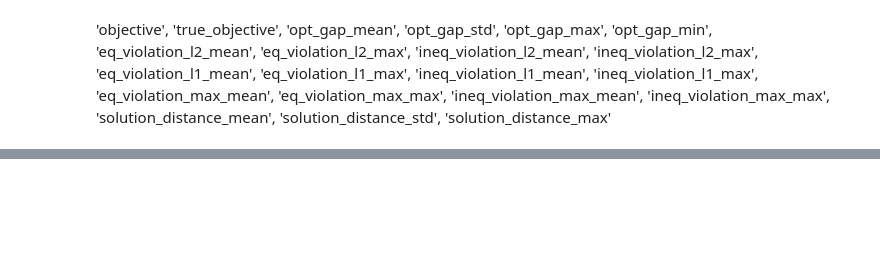
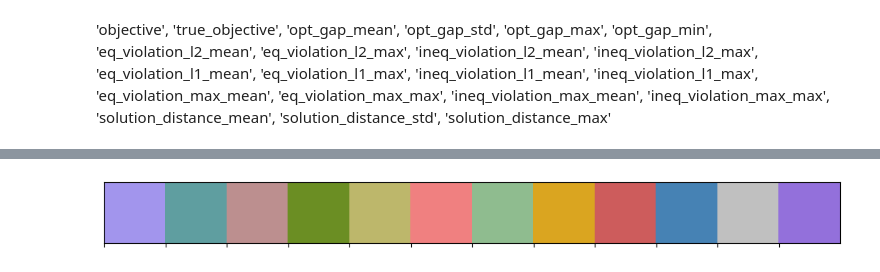
Before and after one commit to xkhainguyen/FSNet, a Jupyter notebook: visualize.ipynb, the cells around one changed output, grey strips where cells are left out. Cells and saved outputs as stored; diff of their text form; code cells hidden in the pictures; blank space fills up the shorter version.

```diff
--- a/visualize.ipynb
+++ b/visualize.ipynb
@@ -180,0 +142,18 @@ plot_box_with_points(
+# %%
+colors = [
+    ["#a295ed"],  # soft lavender
+    ["#5F9EA0"],  # cadet blue
+    ["#BC8F8F"],  # rosy brown
+    ["#6B8E23"],  # olive drab
+    ["#BDB76B"],  # dark khaki
+    ["#F08080"],  # light coral
+    ["#8FBC8F"],  # dark sea green
+    ["#DAA520"],  # goldenrod
+    ["#CD5C5C"],  # indian red
+    ["#4682B4"],  # steel blue
+    ["#C0C0C0"],  # silver gray
+    ["#9370DB"],  # medium purple
+]
+sns.palplot([c[0] for c in colors])
+# %% [output]
+[figure, added]
```
Also changed, not shown: parts of 11 cells of this notebook, 11 other files.
